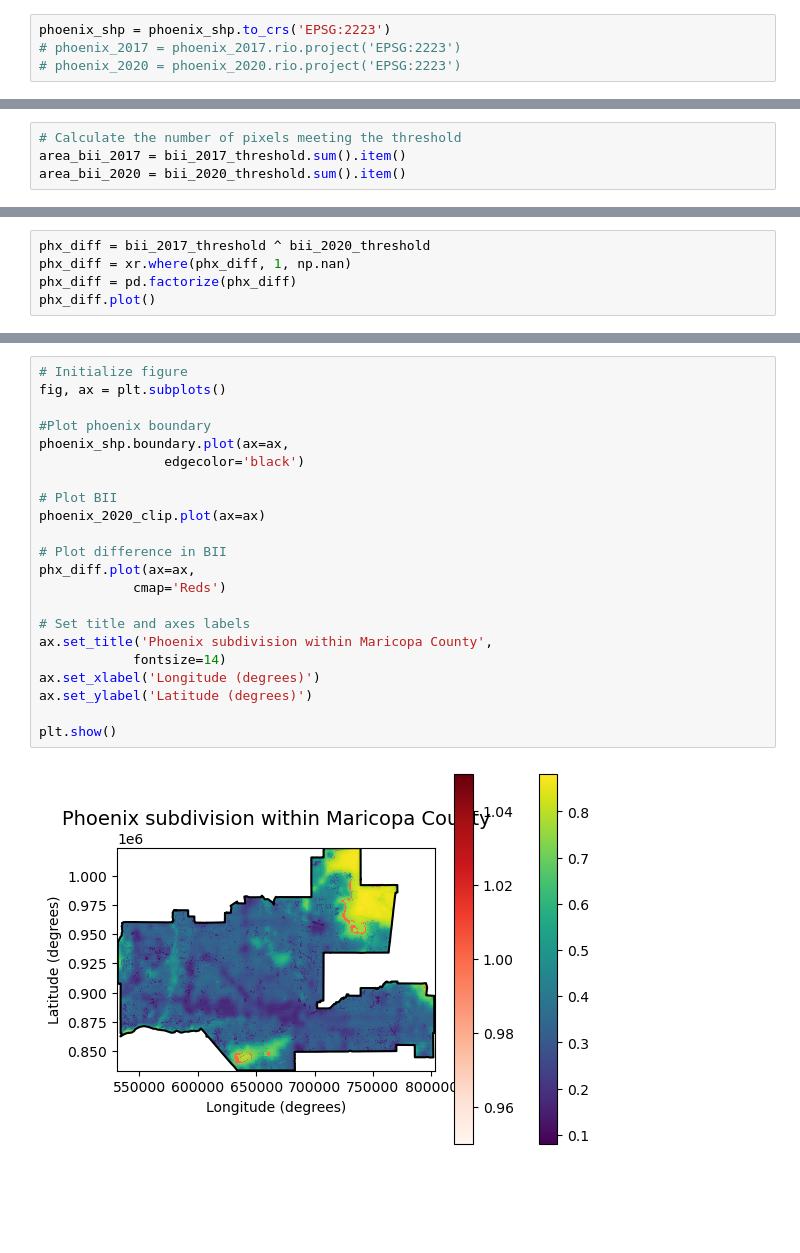
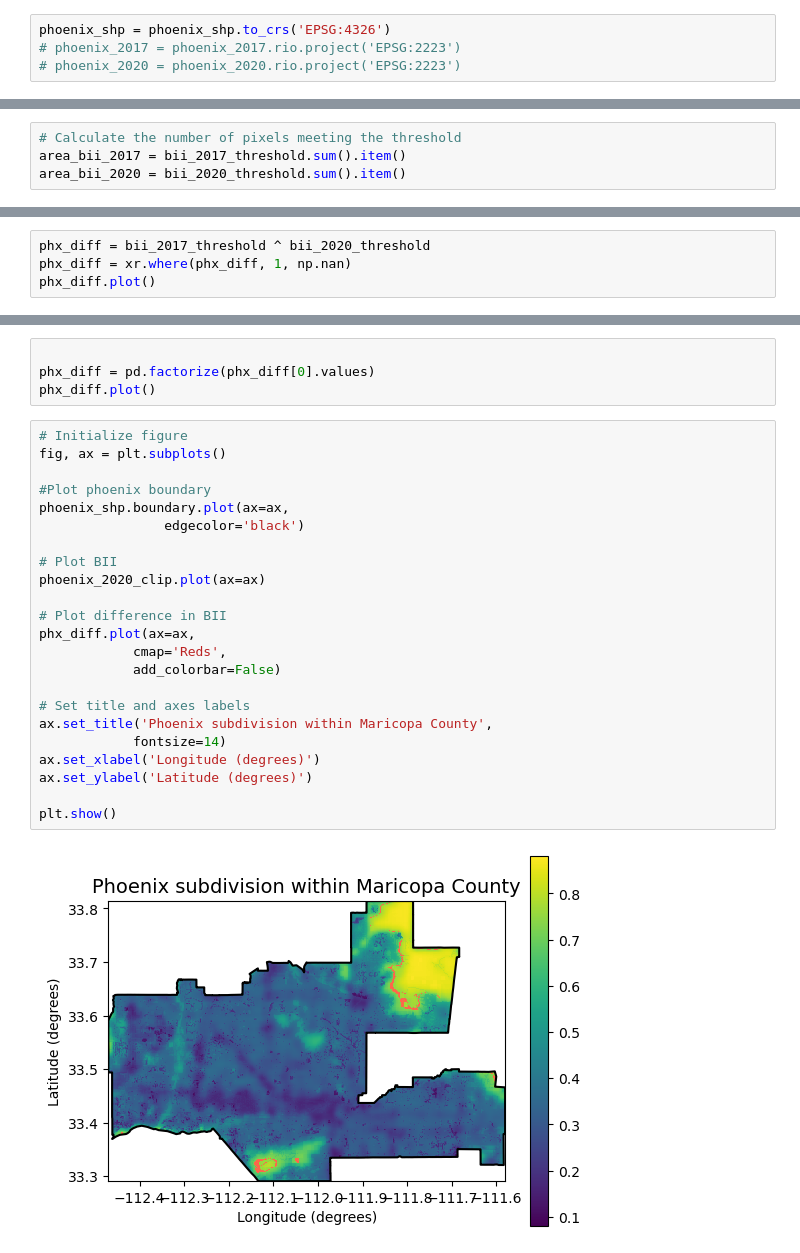
Before and after one commit to haylee360/phoenix-biodiversity, a Jupyter notebook: phoenix-biodiversity.ipynb, the cells around one changed output, grey strips where cells are left out. Saved outputs shown, nothing was run; the diff lists cells and outputs as text; blank space fills up the shorter version.

Commit message:
Fix colorbar error

```diff
--- a/phoenix-biodiversity.ipynb
+++ b/phoenix-biodiversity.ipynb
@@ -225,6 +212,6 @@ plt.show()
 # %% [output]
 [figure]
 # %%
-phoenix_shp = phoenix_shp.to_crs('EPSG:2223')
+phoenix_shp = phoenix_shp.to_crs('EPSG:4326')
 # phoenix_2017 = phoenix_2017.rio.project('EPSG:2223')
 # phoenix_2020 = phoenix_2020.rio.project('EPSG:2223')
@@ -318,6 +304,5 @@ Percentage of area with BII >= 0.75 in 2020: 78.05%
 # %%
 phx_diff = bii_2017_threshold ^ bii_2020_threshold
 phx_diff = xr.where(phx_diff, 1, np.nan)
-phx_diff = pd.factorize(phx_diff)
 phx_diff.plot()
 # %% [output]
@@ -325,24 +311,29 @@ AttributeError: 'DataArray' object has no attribute 'factorize'
+# %%
+
+phx_diff = pd.factorize(phx_diff[0].values)
+phx_diff.plot()
 # %%
 # Initialize figure
 fig, ax = plt.subplots()
 
 #Plot phoenix boundary
 phoenix_shp.boundary.plot(ax=ax,
                 edgecolor='black')
 
 # Plot BII
 phoenix_2020_clip.plot(ax=ax)
 
 # Plot difference in BII
 phx_diff.plot(ax=ax,
-            cmap='Reds')
+            cmap='Reds',
+            add_colorbar=False)
 
 # Set title and axes labels
 ax.set_title('Phoenix subdivision within Maricopa County',
             fontsize=14)
 ax.set_xlabel('Longitude (degrees)')
 ax.set_ylabel('Latitude (degrees)')
 
 plt.show()
 # %% [output]
-[figure, old version]
+[figure, new version]
```
Also changed, not shown: parts of 8 cells of this notebook.
